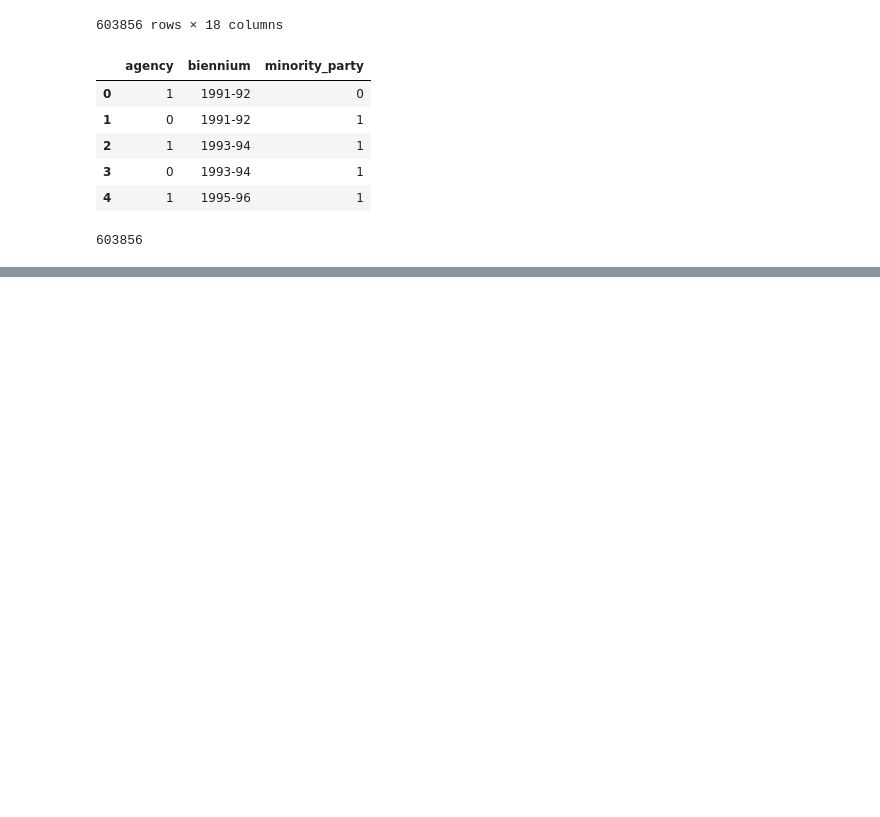
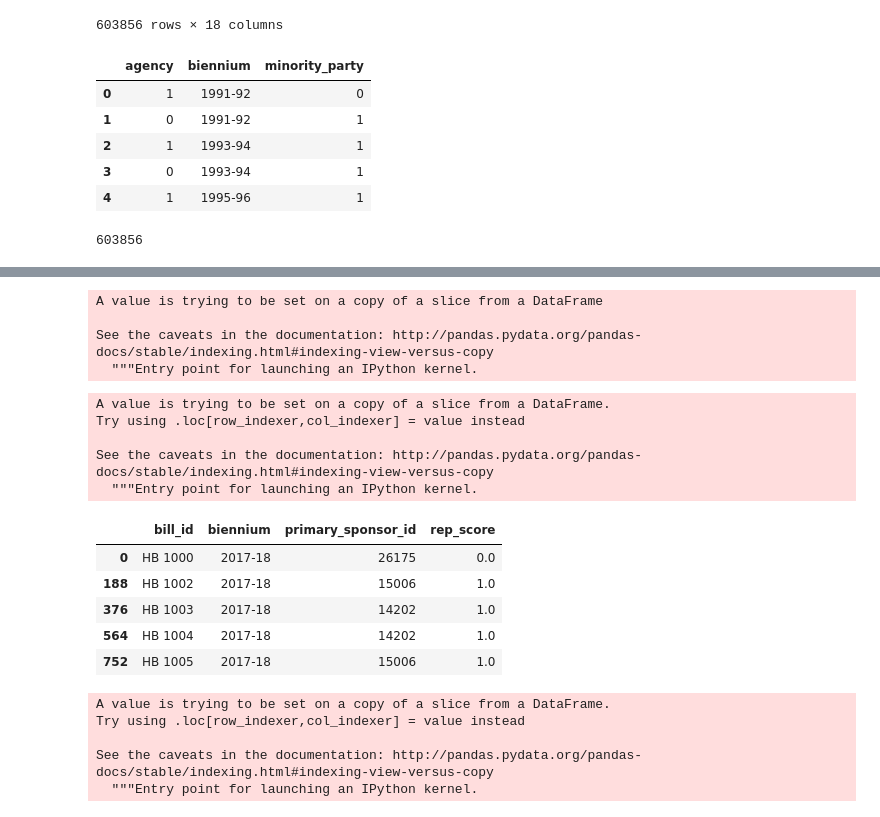
Before and after one commit to ekarboski/washington_state_legislation, a Jupyter notebook: Identify-bills-in-progress.ipynb, the cells around one changed output, grey strips where cells are left out. Cells and saved outputs as stored; diff of their text form; code cells hidden in the pictures; blank space fills up the shorter version.

Commit message:
Finish create_current_clean function

```diff
--- a/Identify-bills-in-progress.ipynb
+++ b/Identify-bills-in-progress.ipynb
@@ -243,3 +219,37 @@ current_X
+# %%
+# Create smaller dataframe with only unique bills
+current_X_unique_bills = current_X[['bill_id', 'biennium', 'primary_sponsor_id']]
+# %%
+current_X_unique_bills.drop_duplicates(keep='first', inplace=True)
+# %% [output]
+A value is trying to be set on a copy of a slice from a DataFrame
+
+See the caveats in the documentation: http://pandas.pydata.org/pandas-docs/stable/indexing.html#indexing-view-versus-copy
+  """Entry point for launching an IPython kernel.
+# %%
+def get_secondary_sponsors(row):
+    subset = current_X[(current_X['bill_id'] == row['bill_id']) & (current_X['biennium'] == row['biennium'])]
+    if len(subset) > 0:
+        secondary_sponsors = subset['secondary_sponsors'][0]
+        return secondary_sponsors
+    else: return []
+# %%
+current_X_unique_bills['secondary_sponsors'] = current_X_unique_bills.apply(get_secondary_sponsors, axis=1)
+# %% [output]
+A value is trying to be set on a copy of a slice from a DataFrame.
+Try using .loc[row_indexer,col_indexer] = value instead
+
+See the caveats in the documentation: http://pandas.pydata.org/pandas-docs/stable/indexing.html#indexing-view-versus-copy
+  """Entry point for launching an IPython kernel.
+# %%
+current_X_unique_bills.head()
+# %% [output]
+|  | bill_id | biennium | primary_sponsor_id | rep_score |
+| 0 | HB 1000 | 2017-18 | 26175 | 0.0 |
+| 188 | HB 1002 | 2017-18 | 15006 | 1.0 |
+| 376 | HB 1003 | 2017-18 | 14202 | 1.0 |
+| 564 | HB 1004 | 2017-18 | 14202 | 1.0 |
+| 752 | HB 1005 | 2017-18 | 15006 | 1.0 |
 # %%
 def create_bill_rep_score(row):
         '''Return # of republican sponsors / total sponsors. If there are no secondary sponsors return -1 so that
@@ -261,2 +273,8 @@ def create_bill_rep_score(row):
 # %%
-rep_score_df['rep_score'] = rep_score_df.apply(create_bill_rep_score, axis=1)
+current_X_unique_bills['rep_score'] = current_X_unique_bills.apply(create_bill_rep_score, axis=1)
+# %% [output]
+A value is trying to be set on a copy of a slice from a DataFrame.
+Try using .loc[row_indexer,col_indexer] = value instead
+
+See the caveats in the documentation: http://pandas.pydata.org/pandas-docs/stable/indexing.html#indexing-view-versus-copy
+  """Entry point for launching an IPython kernel.
```
Also changed, not shown: parts of 11 cells of this notebook.
